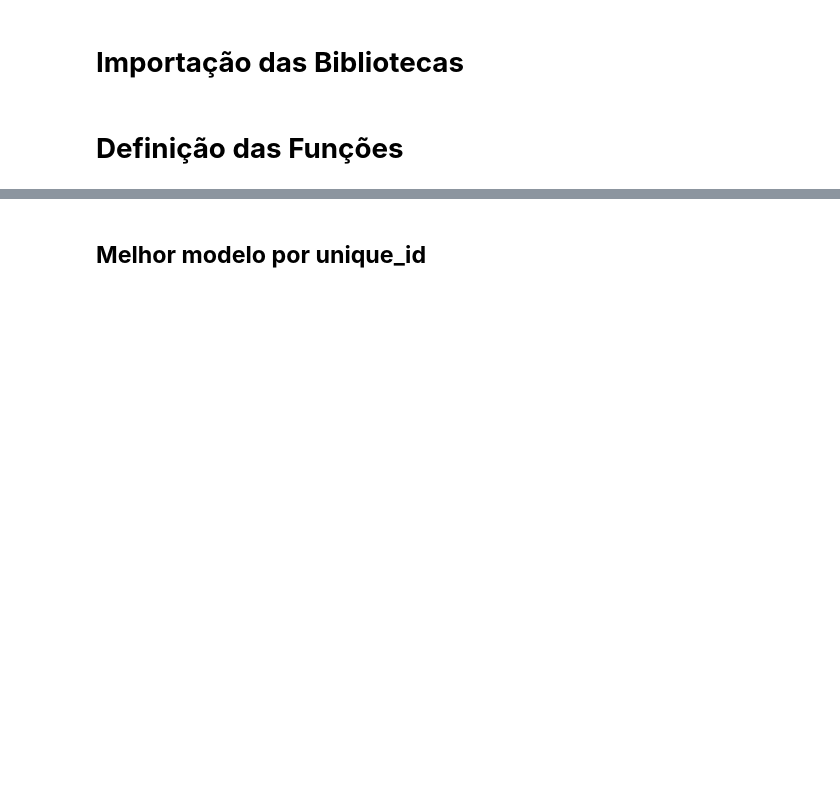
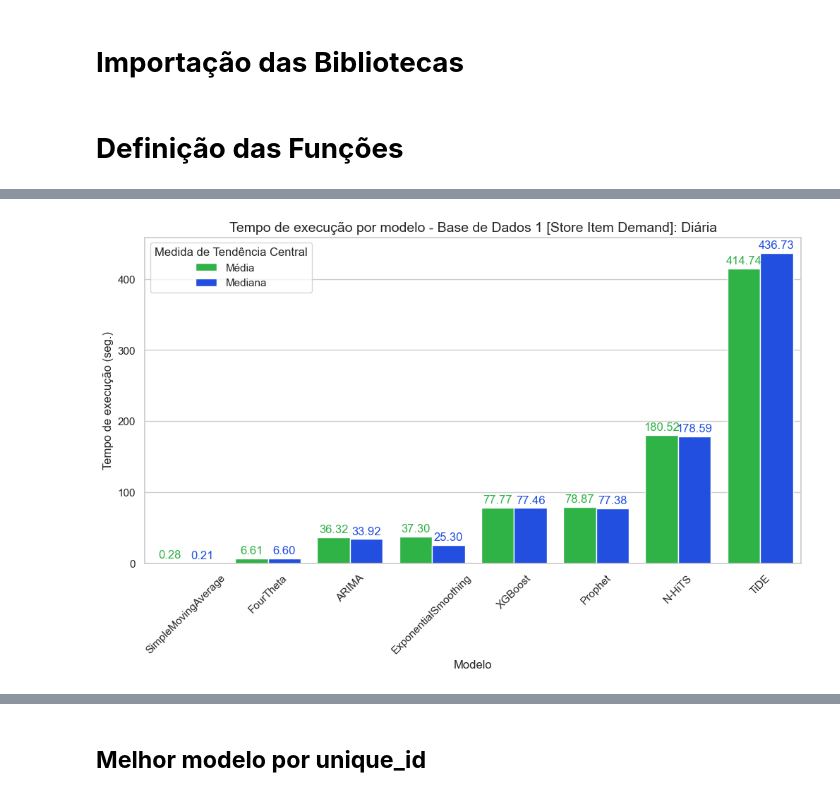
Before and after one commit to lborgatow/demand-forecasting, a Jupyter notebook: notebooks/analysis_of_results.ipynb, the cells around one changed output, grey strips where cells are left out. Drawn from its saved outputs; the diff is of its cells as text; code cells hidden in the pictures; blank space fills up the shorter version.

```diff
--- a/notebooks/analysis_of_results.ipynb
+++ b/notebooks/analysis_of_results.ipynb
@@ -10,2 +12,4 @@ import matplotlib.pyplot as plt
+# %%
+sns.set_theme(style="whitegrid")
 # %% [markdown]
 # **Definição das Funções**
@@ -229,0 +355,20 @@ adjusted_barplot(
+# %%
+palette = sns.color_palette(
+    [
+        get_palette_color(palette="bright", color="green"),
+        get_palette_color(palette="bright", color="blue")
+    ]
+)
+
+legend_labels = {
+    "execution_time_mean": "Média",
+    "execution_time_median": "Mediana"
+}
+
+adjusted_barplot(
+    data=globals()[f"daily_ordered_time"], x="model", y="value", hue="execution_time", palette=palette,
+    xlabel="Modelo", ylabel="Tempo de execução (seg.)", legend="Medida de Tendência Central", title_size=14,
+    legend_labels=legend_labels, title="Tempo de execução por modelo - Base de Dados 1 [Store Item Demand]: Diária"
+)
+# %% [output]
+[figure, added]
```
Also changed, not shown: parts of 132 cells of this notebook.
